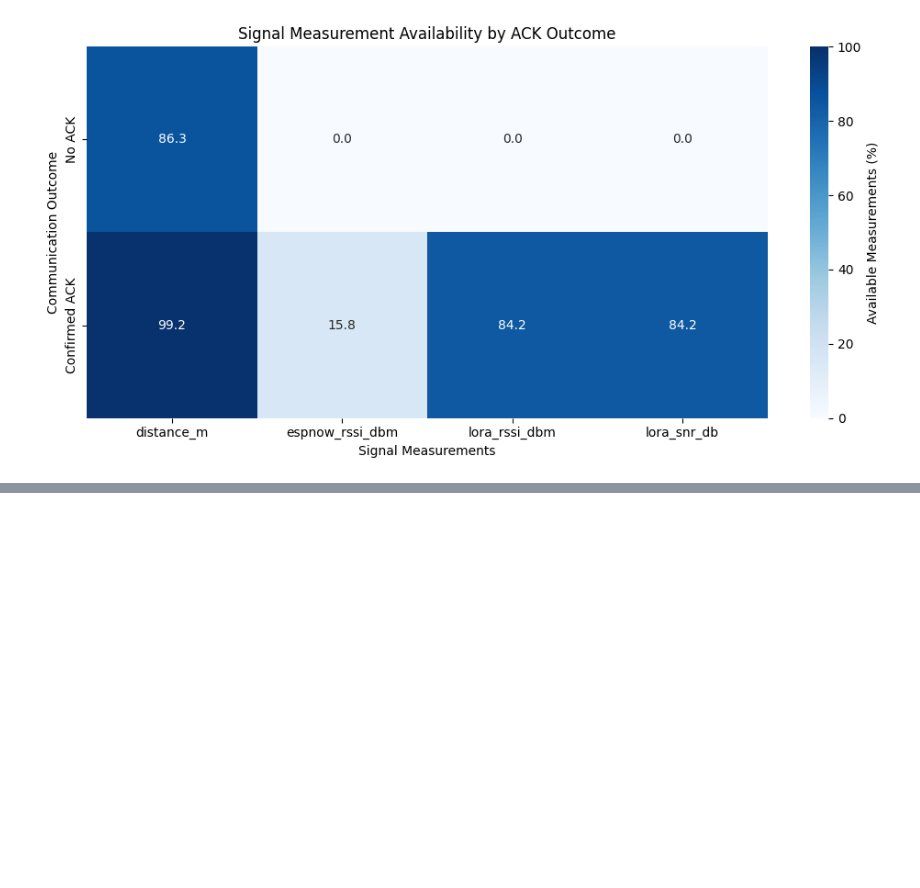
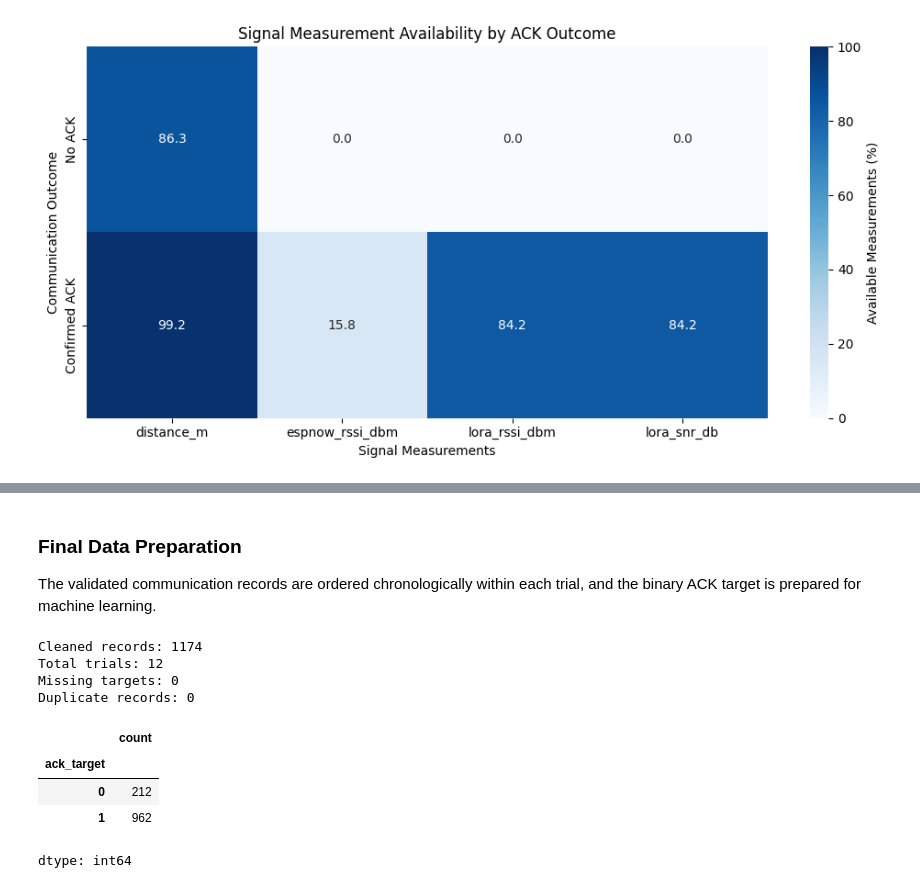
Before and after one commit to VirajKosala/Intelligent-Link-Quality-Prediction, a Jupyter notebook: Intelligent_Link_Quality_Prediction.ipynb, the cells around one changed output, grey strips where cells are left out. Drawn from its saved outputs; the diff is of its cells as text; code cells hidden in the pictures; blank space fills up the shorter version.

```diff
--- a/Intelligent_Link_Quality_Prediction.ipynb
+++ b/Intelligent_Link_Quality_Prediction.ipynb
@@ -602,0 +780,30 @@ plt.show()
+# %% [markdown]
+
+### Final Data Preparation
+
+The validated communication records are ordered chronologically within each trial, and the binary ACK target is prepared for machine learning.
+# %%
+
+clean_df = clean_df.sort_values(
+    ["trial_id", "pc_timestamp", "device_ms"],
+    kind="stable"
+).reset_index(drop=True)
+
+clean_df["ack_target"] = clean_df["final_delivery_success"].astype(int)
+
+print("Cleaned records:", len(clean_df))
+print("Total trials:", clean_df["trial_id"].nunique())
+print("Missing targets:", clean_df["ack_target"].isna().sum())
+print("Duplicate records:", clean_df.duplicated().sum())
+
+display(clean_df["ack_target"].value_counts().sort_index())
+# %% [output]
+Cleaned records: 1174
+Total trials: 12
+Missing targets: 0
+Duplicate records: 0
+|  | count |
+| ack_target |  |
+| 0 | 212 |
+| 1 | 962 |
+dtype: int64
```
Also changed, not shown: parts of 8 cells of this notebook.
